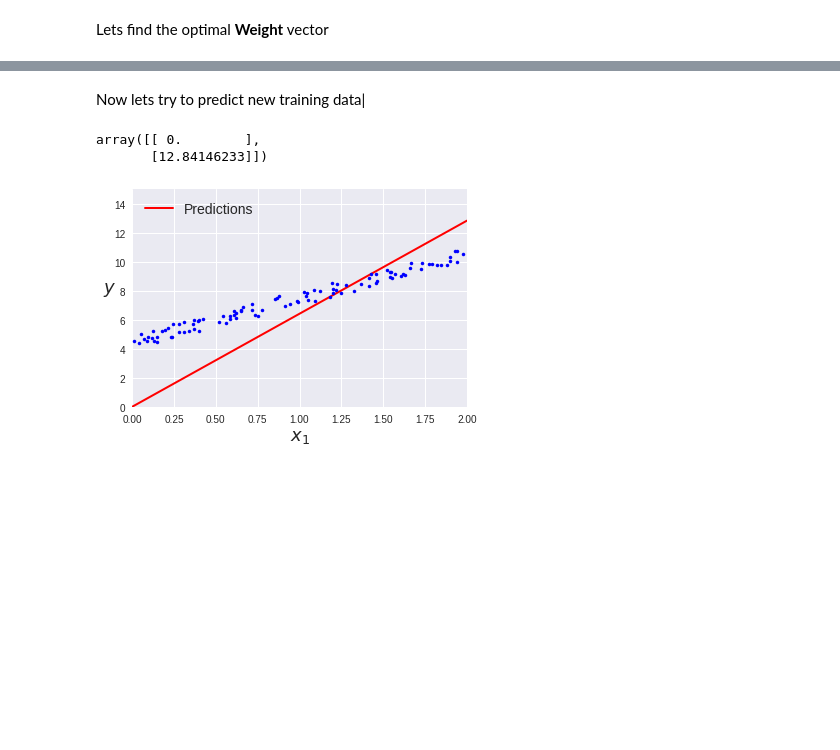
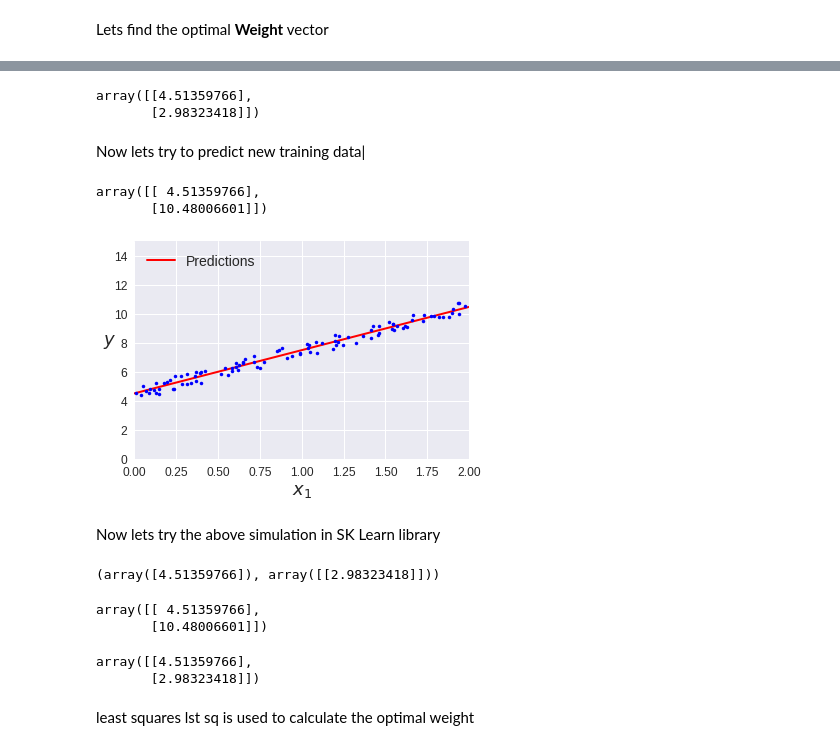
Before and after one commit to ashfarhangi/Computer-Vision-Classification, a Jupyter notebook: 04NormalEquation.ipynb, the cells around one changed output, grey strips where cells are left out. Saved outputs shown, nothing was run; the diff lists cells and outputs as text; code cells hidden in the pictures; blank space fills up the shorter version.

```diff
--- a/04NormalEquation.ipynb
+++ b/04NormalEquation.ipynb
@@ -37,6 +69,6 @@ Lets find the optimal **Weight** vector
 # %%
-XT = np.transpose(X)
+XT = np.transpose(X_b)
 # %%
-invXTX = np.linalg.inv(np.dot(XT,X))
+invXTX = np.linalg.inv(np.dot(XT,X_b))
 # %%
 w = np.dot(invXTX,XT).dot(y)
@@ -47,20 +75,49 @@ print(w)
+# %%
+w
+# %% [output]
+array([[4.51359766],
+       [2.98323418]])
 # %% [markdown]
 Now lets try to predict new training data|
 # %%
-X_test = np.array([[0],[2]])
+X_new = np.array([[0],[2]])
-# %%
-X_predict = X_test.dot(w)
-X_predict
-# %% [output]
-array([[ 0.        ],
-       [12.84146233]])
+# %%
+X_new_b = np.c_[np.ones((2, 1)), X_new]
+y_predict = X_new_b.dot(w)
+y_predict
+# %% [output]
+array([[ 4.51359766],
+       [10.48006601]])
 # %%
-plt.plot(X_test, X_predict, "r-", linewidth=2, label="Predictions")
+plt.plot(X_new, y_predict, "r-", linewidth=2, label="Predictions")
 plt.plot(X, y, "b.")
 plt.xlabel("$x_1$", fontsize=18)
 plt.ylabel("$y$", rotation=0, fontsize=18)
 plt.legend(loc="upper left", fontsize=14)
 plt.axis([0, 2, 0, 15])
 plt.show()
 # %% [output]
-[figure, old version]
+[figure, new version]
+# %% [markdown]
+Now lets try the above simulation in SK Learn library
+# %%
+from sklearn.linear_model import LinearRegression
+lin_reg = LinearRegression()
+lin_reg.fit(X,y)
+lin_reg.intercept_, lin_reg.coef_
+# Intercept is the same as bias. Coef is slope
+# %% [output]
+(array([4.51359766]), array([[2.98323418]]))
+# %%
+lin_reg.predict(X_new)
+# %% [output]
+array([[ 4.51359766],
+       [10.48006601]])
+# %%
+w_best_svd, residuals, rank, s = np.linalg.lstsq(X_b, y, rcond=1e-6)
+w_best_svd
+# %% [output]
+array([[4.51359766],
+       [2.98323418]])
+# %% [markdown]
+least squares lst sq is used to calculate the optimal weight
```
Also changed, not shown: parts of 8 cells of this notebook.
